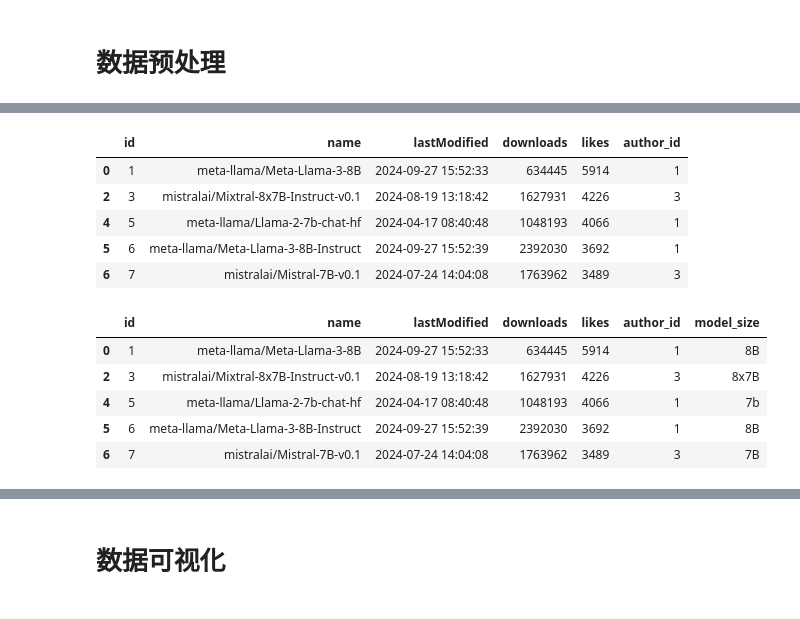
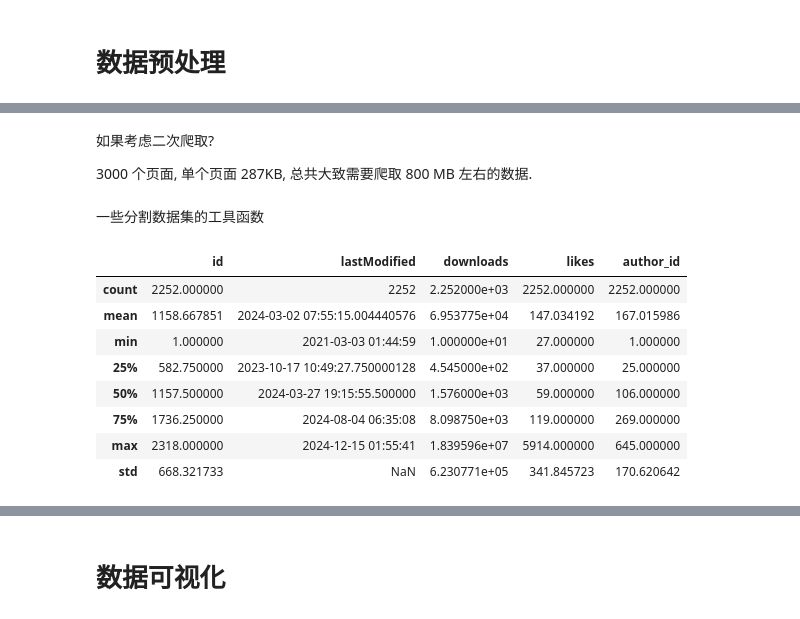
Before and after one commit to yansirgood/DL-course-labs, a Jupyter notebook: LLM-overview/report.ipynb, the cells around one changed output, grey strips where cells are left out. Saved outputs shown, nothing was run; the diff lists cells and outputs as text; code cells hidden in the pictures.

```diff
--- a/LLM-overview/report.ipynb
+++ b/LLM-overview/report.ipynb
@@ -289,0 +296,4 @@ def split_models(models,likes_threshold,download_threshold,Modified_threshold):
+# %%
+models.loc[:, 'model_size'] = models['name'].apply(
+    extract_model_size)
+models.head()
@@ -289,0 +318,4 @@ def split_models(models,likes_threshold,download_threshold,Modified_threshold):
+# %% [markdown]
+如果考虑二次爬取?
+
+3000 个页面, 单个页面 287KB, 总共大致需要爬取 800 MB 左右的数据.
@@ -290,13 +324,35 @@ def split_models(models,likes_threshold,download_threshold,Modified_threshold):
+# %% [markdown]
+一些分割数据集的工具函数
+# %%
+def split_qualified_models(models : pd.DataFrame, likes_threshold, download_threshold):
+    criteria = (models['downloads'] < download_threshold) | (models['likes'] < likes_threshold)
+
+    low_quality_models = models[criteria]
+    high_quality_models = models[~criteria]
+
+    return high_quality_models, low_quality_models
+
+
+def split_models_by_time(models : pd.DataFrame, time_threshold):
+    criteria = models['lastModified'] > time_threshold
+
+    recent_models = models[criteria]
+    old_models = models[~criteria]
+
+    return recent_models, old_models
 # %%
 likes_threshold = models.describe().loc['25%','likes']
-download_threshold =models.describe().loc['25%','downloads']
-Modifiled_threshold = '2024-01-01 00:00:00'
-high_quality_models,low_quality_models = split_models(models,likes_threshold,download_threshold,Modifiled_threshold)
-high_quality_models.head()
+download_threshold = 10
+
+high_quality_models, low_quality_models = split_qualified_models(models, likes_threshold, download_threshold)
+high_quality_models.describe()
 # %% [output]
-|  | id | name | lastModified | downloads | likes | author_id |
-| 0 | 1 | meta-llama/Meta-Llama-3-8B | 2024-09-27 15:52:33 | 634445 | 5914 | 1 |
-| 2 | 3 | mistralai/Mixtral-8x7B-Instruct-v0.1 | 2024-08-19 13:18:42 | 1627931 | 4226 | 3 |
-| 4 | 5 | meta-llama/Llama-2-7b-chat-hf | 2024-04-17 08:40:48 | 1048193 | 4066 | 1 |
-| 5 | 6 | meta-llama/Meta-Llama-3-8B-Instruct | 2024-09-27 15:52:39 | 2392030 | 3692 | 1 |
-| 6 | 7 | mistralai/Mistral-7B-v0.1 | 2024-07-24 14:04:08 | 1763962 | 3489 | 3 |
+|  | id | lastModified | downloads | likes | author_id |
+| count | 2252.000000 | 2252 | 2.252000e+03 | 2252.000000 | 2252.000000 |
+| mean | 1158.667851 | 2024-03-02 07:55:15.004440576 | 6.953775e+04 | 147.034192 | 167.015986 |
+| min | 1.000000 | 2021-03-03 01:44:59 | 1.000000e+01 | 27.000000 | 1.000000 |
+| 25% | 582.750000 | 2023-10-17 10:49:27.750000128 | 4.545000e+02 | 37.000000 | 25.000000 |
+| 50% | 1157.500000 | 2024-03-27 19:15:55.500000 | 1.576000e+03 | 59.000000 | 106.000000 |
+| 75% | 1736.250000 | 2024-08-04 06:35:08 | 8.098750e+03 | 119.000000 | 269.000000 |
+| max | 2318.000000 | 2024-12-15 01:55:41 | 1.839596e+07 | 5914.000000 | 645.000000 |
+| std | 668.321733 | NaN | 6.230771e+05 | 341.845723 | 170.620642 |
@@ -310,10 +358,0 @@ def extract_model_size(model_name):
-# %%
-high_quality_models.loc[:,'model_size'] = high_quality_models['name'].apply(extract_model_size)
-high_quality_models.head()
-# %% [output]
-|  | id | name | lastModified | downloads | likes | author_id | model_size |
-| 0 | 1 | meta-llama/Meta-Llama-3-8B | 2024-09-27 15:52:33 | 634445 | 5914 | 1 | 8B |
-| 2 | 3 | mistralai/Mixtral-8x7B-Instruct-v0.1 | 2024-08-19 13:18:42 | 1627931 | 4226 | 3 | 8x7B |
-| 4 | 5 | meta-llama/Llama-2-7b-chat-hf | 2024-04-17 08:40:48 | 1048193 | 4066 | 1 | 7b |
-| 5 | 6 | meta-llama/Meta-Llama-3-8B-Instruct | 2024-09-27 15:52:39 | 2392030 | 3692 | 1 | 8B |
-| 6 | 7 | mistralai/Mistral-7B-v0.1 | 2024-07-24 14:04:08 | 1763962 | 3489 | 3 | 7B |
```
Also changed, not shown: parts of 13 cells of this notebook.
